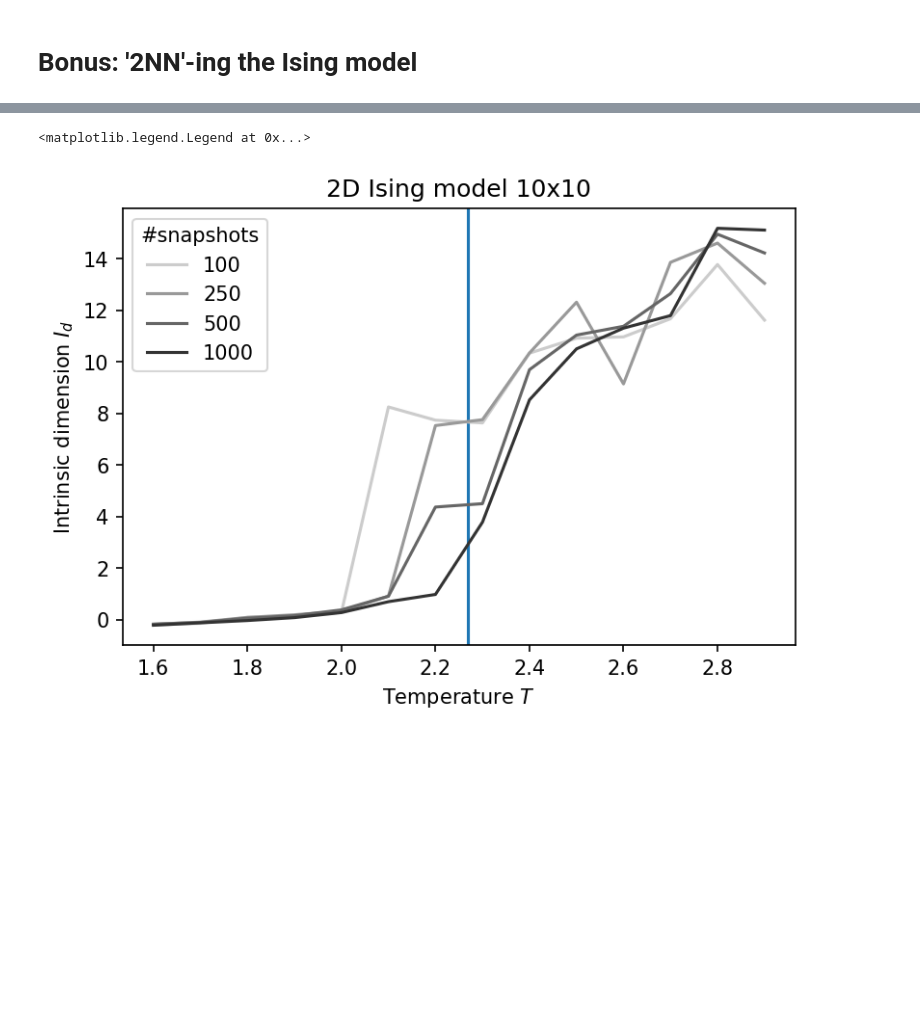
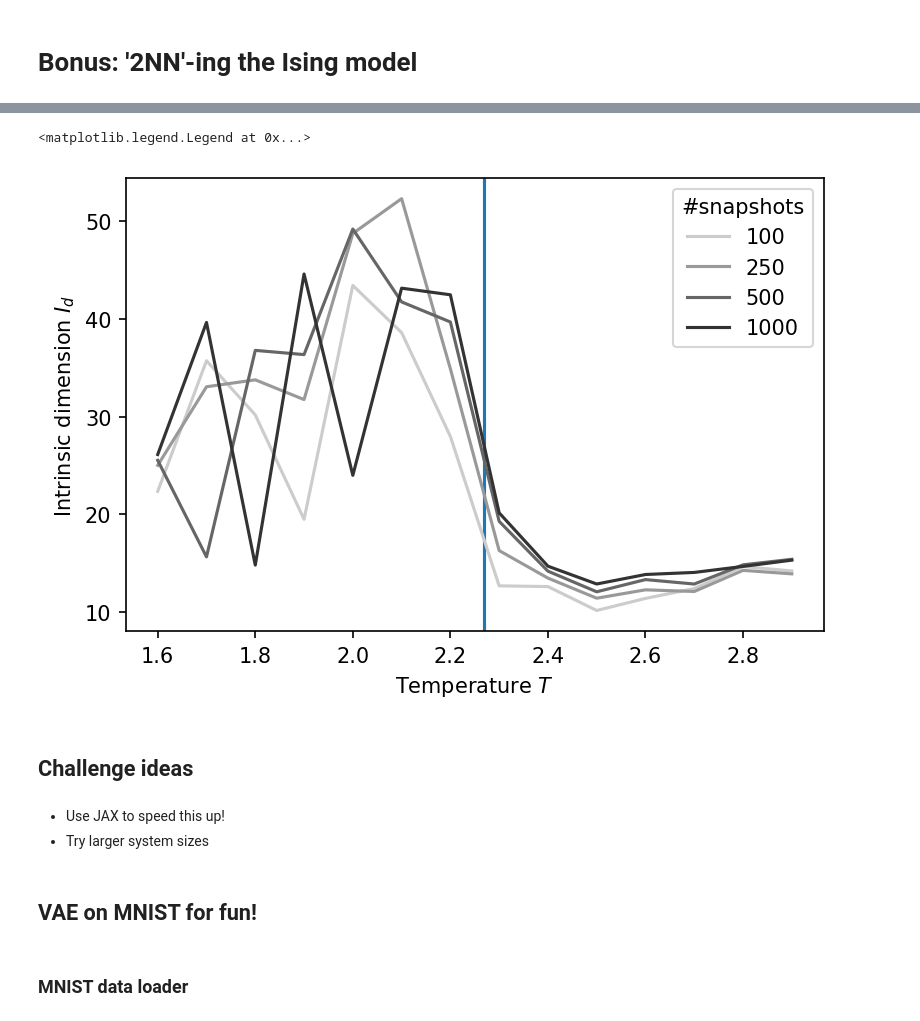
Before and after one commit to CRC183-summer-school/school_2021, a Jupyter notebook: notebooks/EvN_Lecture_2.ipynb, the cells around one changed output, grey strips where cells are left out. Cells and saved outputs as stored; diff of their text form; code cells hidden in the pictures; blank space fills up the shorter version.

```diff
--- a/notebooks/EvN_Lecture_2.ipynb
+++ b/notebooks/EvN_Lecture_2.ipynb
@@ -492,3 +392,33 @@ def nn2(data):
+# %%
+def twonn(data):
+    N = len(data)
+    distance_matrix = np.zeros((N, N))
+
+    # Making the distance matrix
+    for i in np.arange(len(data)):
+        for j in np.arange(i + 1, len(data)):
+            distance_matrix[i,j] = compute_distance(data[i], data[j])
+    distance_matrix += distance_matrix.transpose()
+
+    mu = np.zeros(len(data))
+    for i in np.arange(len(data)):
+        r1 = 0
+        counter = 1
+        while r1 == 0:
+            r1, r2 = np.sort(distance_matrix[i,:])[counter:counter+2]
+            counter += 1
+        mu[i] = r2/r1
+
+    permutation = np.argsort(mu)
+
+    Femp = {}
+    for i,p in enumerate(permutation):
+        Femp[mu[p]] = i/N
+
+    x = np.log(mu)
+    y = -np.log(1 - np.array([Femp[m] for m in mu]))
+    m = np.linalg.lstsq(x[:,np.newaxis], y, rcond=None)[0][0]
+    return m, x, y
 # %%
 IDs = {}
 for num_snaps in [100, 250, 500, 1000]:
@@ -497,9 +427,9 @@ for num_snaps in [100, 250, 500, 1000]:
 
     for T in Ts:
         print("\t Computing the intrinsic dimension for T = %.2f"%T)
-        data =  data = all_data[10]['%.3f'%T]
+        data = all_data[40]['%.3f'%T]
         snapshots = data[:num_snaps]
-        m, _, _ = nn2(snapshots)
+        m, _, _ = twonn(snapshots)
         IDs[num_snaps].append(m)
 # %% [output]
 Num snaps: 100
@@ -522,17 +452,25 @@ Num snaps: 100
 # %%
 fig, ax = plt.subplots(dpi=150)
 
 Tc = 2/np.log(1+np.sqrt(2))
 ax.axvline(x=Tc)
 
 colors = [(0.8, 0.8, 0.8), (0.6, 0.6, 0.6), (0.4, 0.4, 0.4), (0.2, 0.2, 0.2)]
 for i,num_snaps in enumerate([100, 250, 500, 1000]):
     ax.plot(Ts, IDs[num_snaps], label="%d"%num_snaps, color=colors[i])
 
 ax.set_xlabel("Temperature $T$")
 ax.set_ylabel("Intrinsic dimension $I_d$")
-ax.set_title("2D Ising model %dx%d"%(10,10))
 ax.legend(fancybox=True, title="#snapshots")
 # %% [output]
 <matplotlib.legend.Legend at 0x...>
-[figure, old version]
+[figure, new version]
+# %% [markdown]
+## Challenge ideas
+# %% [markdown]
+* Use JAX to speed this up!
+* Try larger system sizes
+# %% [markdown]
+## VAE on MNIST for fun!
+# %% [markdown]
+### MNIST data loader
```
Also changed, not shown: parts of 26 cells of this notebook.
